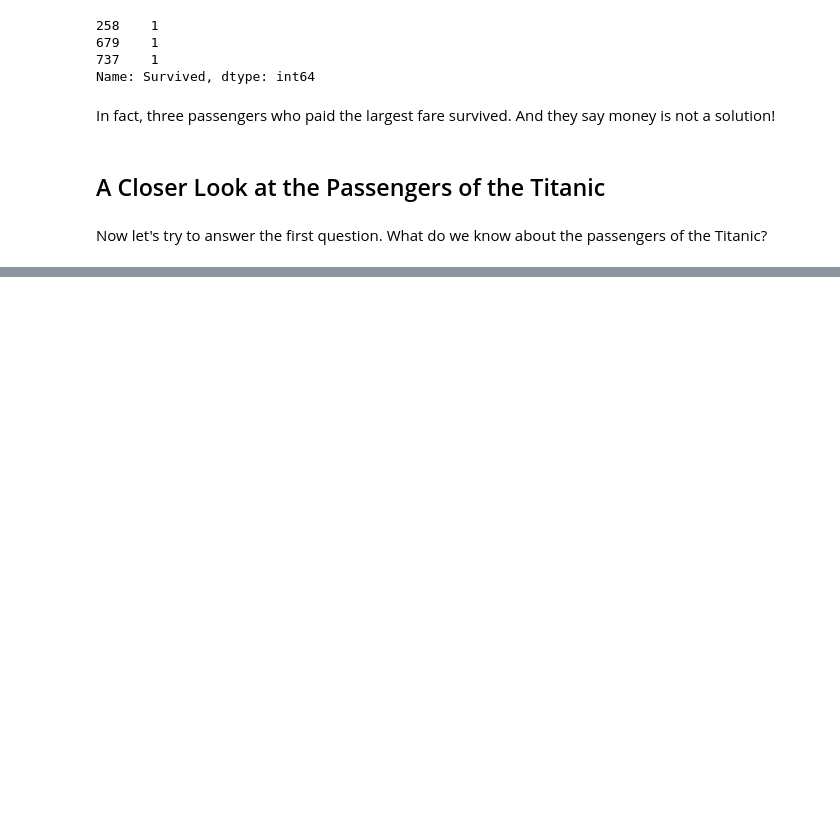
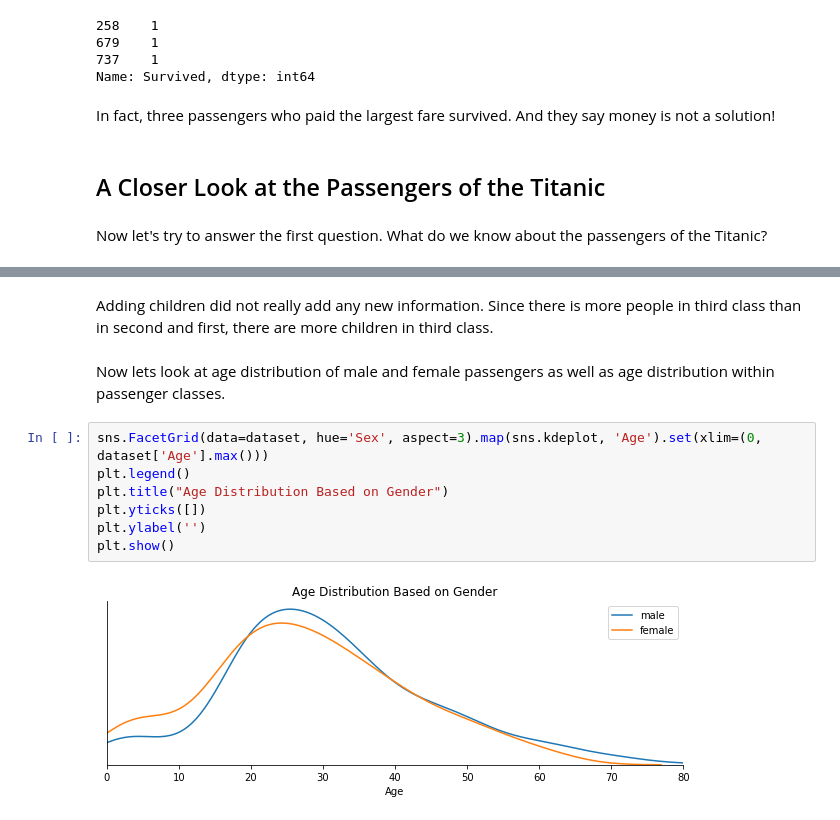
Before and after one commit to arturvilenskiy/data_science_portfolio, a Jupyter notebook: titanic_exploratory.ipynb, the cells around one changed output, grey strips where cells are left out. Cells and saved outputs as stored; diff of their text form; blank space fills up the shorter version.

```diff
--- a/titanic_exploratory.ipynb
+++ b/titanic_exploratory.ipynb
@@ -110,0 +151,13 @@ Now let's try to answer the first question. What do we know about the passengers
+# %% [markdown]
+Adding children did not really add any new information. Since there is more people in third class than in second and first, there are more children in third class.
+# %% [markdown]
+Now lets look at age distribution of male and female passengers as well as age distribution within passenger classes.
+# %%
+sns.FacetGrid(data=dataset, hue='Sex', aspect=3).map(sns.kdeplot, 'Age').set(xlim=(0, dataset['Age'].max()))
+plt.legend()
+plt.title("Age Distribution Based on Gender")
+plt.yticks([])
+plt.ylabel('')
+plt.show()
+# %% [output]
+[figure, added]
```
Also changed, not shown: parts of 33 cells of this notebook.
